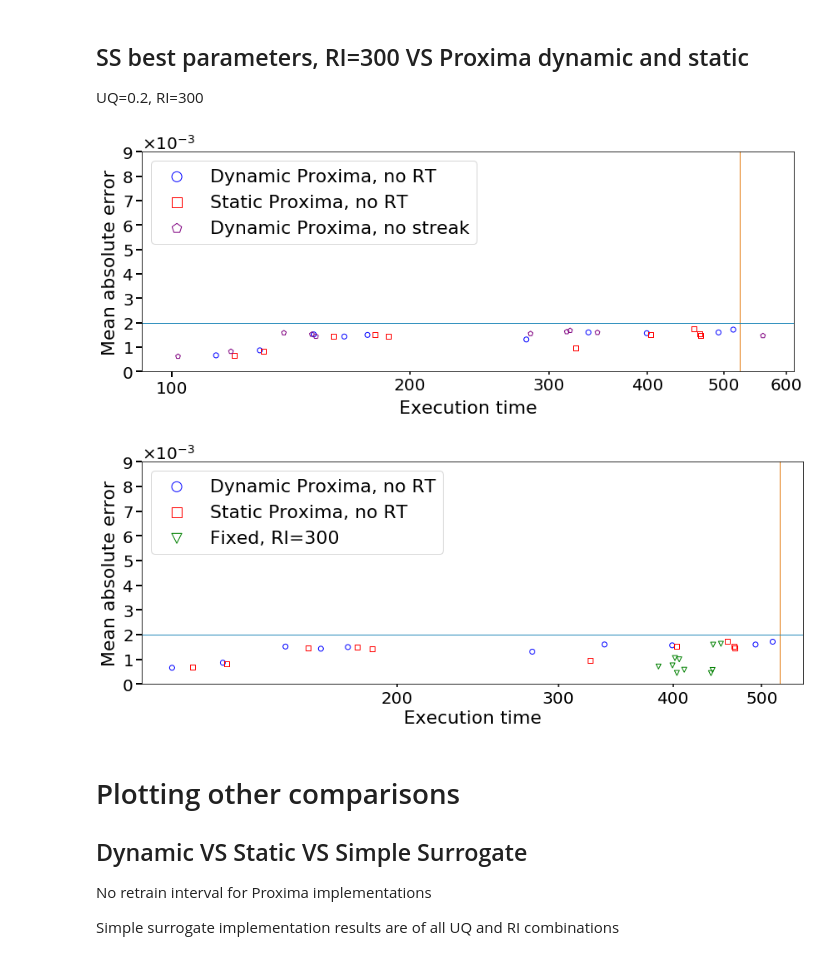
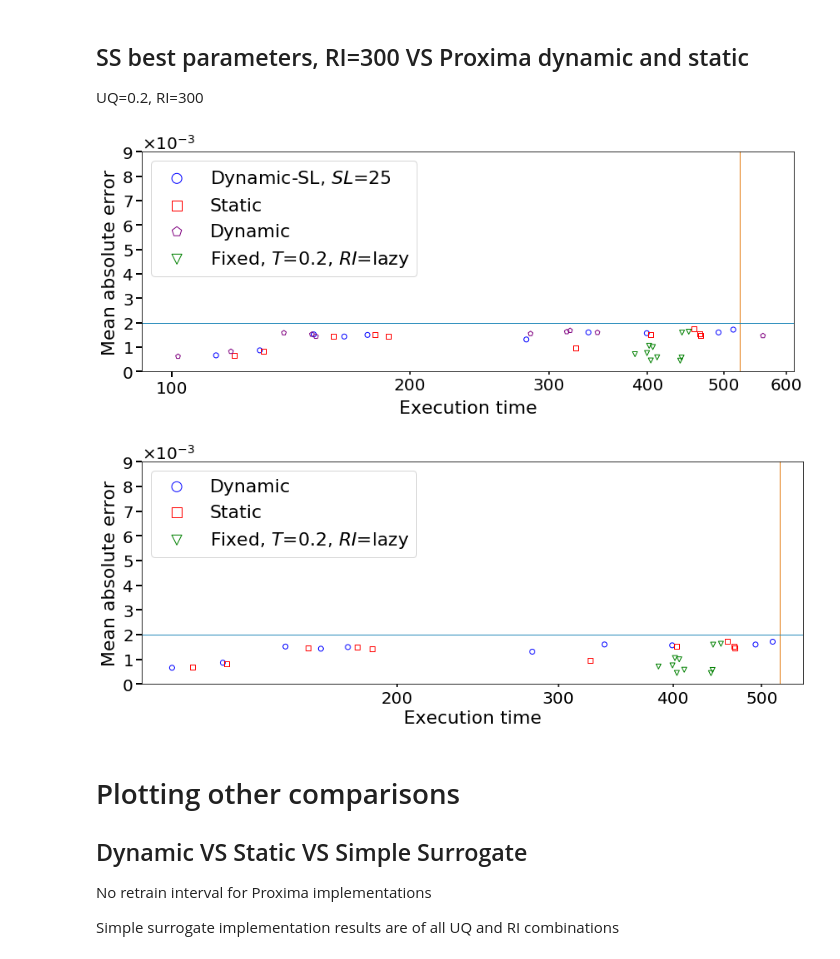
Before and after one commit to YulianaGomez/proxima_analysis, a Jupyter notebook: notebooks/Integrated.ipynb, the cells around one changed output. Drawn from its saved outputs; the diff is of its cells as text; code cells hidden in the pictures.

```diff
--- a/notebooks/Integrated.ipynb
+++ b/notebooks/Integrated.ipynb
@@ -125,8 +126,8 @@ def _plot_cases(cases):
         ax.xaxis.set_minor_formatter(ScalarFormatter())
         for tick in ax.xaxis.get_minor_ticks():
             tick.label.set_fontsize(MEDIUM)
-    ax.axvline(x=XLINE, color=TIMECOLOR, linewidth=1)
-    ax.axhline(y=0.002, color=MAECOLOR,  linewidth=1)
+    ax.axvline(x=XLINE, color=TIME_COLOR, linewidth=1)
+    ax.axhline(y=0.002, color=MAE_COLOR,  linewidth=1)
     plt.xlabel('Execution time',      fontsize=BIG)
     plt.ylabel('Mean absolute error', fontsize=BIG)
     plt.xticks(fontsize=MEDIUM)
@@ -315,27 +316,27 @@ plt.savefig('Figures/ss_ri300.pdf')
 UQ=0.2, RI=300
 # %%
 cases = (
-        {'df': results['NORT-Proxima_dynamicalpha'], 'x':'time', 'y':'mae', 'color':'Blue', 'label':'Dynamic Proxima, no RT', 'marker':'o', 'minor':True},
-        {'df': results['NORT-Proxima_static-alpha'], 'x':'time', 'y':'mae', 'color':'Red', 'label':'Static Proxima, no RT', 'marker':'s', 'minor':True},
-        {'df': results['dyn_nostreak'], 'x':'time', 'y':'mae', 'color':'Purple', 'label':'Dynamic Proxima, no streak', 'marker':'p', 'minor':True},
-        #{'df': results['SS_RI300'], 'x':'time', 'y':'mae', 'color':'Green', 'label':'Fixed with RI=300', 'marker':'v', 'minor':True},
+        {'df': results['NORT-Proxima_dynamicalpha'], 'x':'time', 'y':'mae', 'color':'Blue', 'label':'Dynamic-SL, $SL$=25', 'marker':'o', 'minor':True},
+        {'df': results['NORT-Proxima_static-alpha'], 'x':'time', 'y':'mae', 'color':'Red', 'label':'Static', 'marker':'s', 'minor':True},
+        {'df': results['dyn_nostreak'], 'x':'time', 'y':'mae', 'color':'Purple', 'label':'Dynamic', 'marker':'p', 'minor':True},
+        {'df': results['SS_RI300'], 'x':'time', 'y':'mae', 'color':'Green', 'label':r'Fixed, $T$=0.2, $RI$=lazy', 'marker':'v', 'minor':True},
     )
 _plot_cases(cases)
 plt.savefig('Figures/ThreeProx_scatter.pdf')
 # %% [output]
-[figure, old version]
+[figure, new version]
 # %%
 cases = (
-        {'df': results['NORT-Proxima_dynamicalpha'], 'x':'time', 'y':'mae', 'color':'Blue', 'label':'Dynamic Proxima, no RT', 'marker':'o', 'minor':True},
-        {'df': results['NORT-Proxima_static-alpha'], 'x':'time', 'y':'mae', 'color':'Red', 'label':'Static Proxima, no RT', 'marker':'s', 'minor':True},
-        #{'df': results['dyn_nostreak'], 'x':'time', 'y':'mae', 'color':'Purple', 'label':'Dynamic Proxima, no streak', 'marker':'p', 'minor':True},
-        {'df': results['SS_RI300'], 'x':'time', 'y':'mae', 'color':'Green', 'label':'Fixed, RI=300', 'marker':'v', 'minor':True},
+        {'df': results['NORT-Proxima_dynamicalpha'], 'x':'time', 'y':'mae', 'color':'Blue', 'label':'Dynamic', 'marker':'o', 'minor':True},
+        {'df': results['NORT-Proxima_static-alpha'], 'x':'time', 'y':'mae', 'color':'Red', 'label':'Static', 'marker':'s', 'minor':True},
+        #{'df': results['dyn_nostreak'], 'x':'time', 'y':'mae', 'color':'Purple', 'label':'Dynamic, no streak', 'marker':'p', 'minor':True},
+        {'df': results['SS_RI300'], 'x':'time', 'y':'mae', 'color':'Green', 'label':r'Fixed, $T$=0.2, $RI$=lazy', 'marker':'v', 'minor':True},
     )
 _plot_cases(cases)
 #plt.savefig('Figures/ThreeProx_scatter.pdf')
 plt.savefig('Figures/ssbest_prox.pdf') ## not including Dynamic Proxima without streak check
 # %% [output]
-[figure, old version]
+[figure, new version]
 # %% [markdown]
 # Plotting other comparisons
 
```
Also changed, not shown: parts of 24 cells of this notebook.
